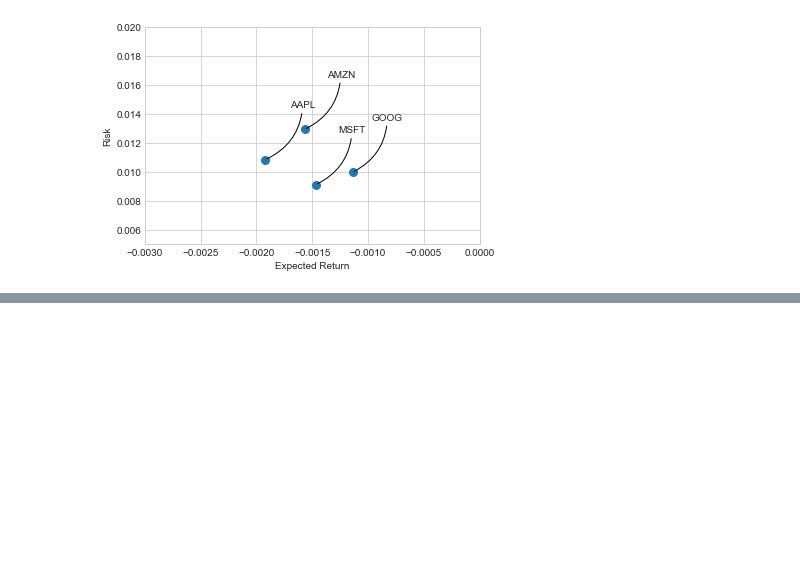
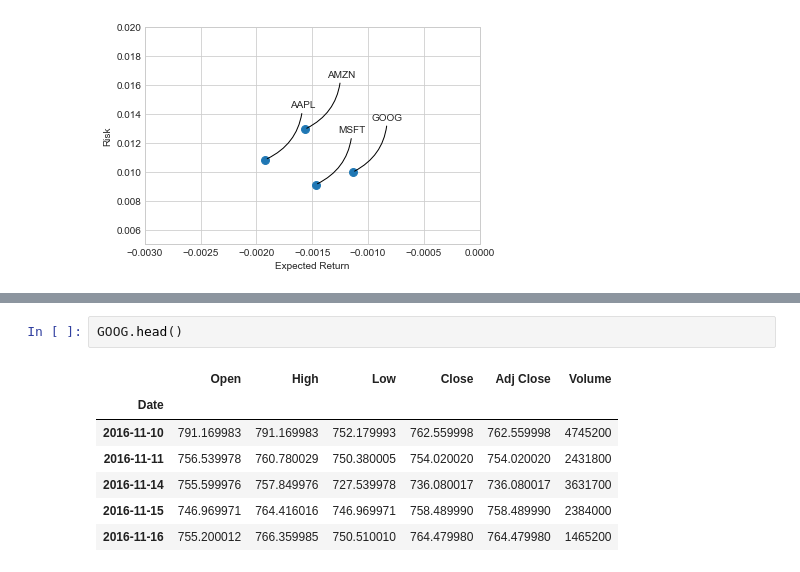
Before and after one commit to anan44/stock_market_analysis, a Jupyter notebook: Stock Market Analysis.ipynb, the cells around one changed output, grey strips where cells are left out. Drawn from its saved outputs; the diff is of its cells as text; blank space fills up the shorter version.

```diff
--- a/Stock Market Analysis.ipynb
+++ b/Stock Market Analysis.ipynb
@@ -202,0 +238,10 @@ for label, x, y in zip(rets.columns, rets.mean(), rets.std()):
+# %%
+GOOG.head()
+# %% [output]
+|  | Open | High | Low | Close | Adj Close | Volume |
+| Date |  |  |  |  |  |  |
+| 2016-11-10 | 791.169983 | 791.169983 | 752.179993 | 762.559998 | 762.559998 | 4745200 |
+| 2016-11-11 | 756.539978 | 760.780029 | 750.380005 | 754.020020 | 754.020020 | 2431800 |
+| 2016-11-14 | 755.599976 | 757.849976 | 727.539978 | 736.080017 | 736.080017 | 3631700 |
+| 2016-11-15 | 746.969971 | 764.416016 | 746.969971 | 758.489990 | 758.489990 | 2384000 |
+| 2016-11-16 | 755.200012 | 766.359985 | 750.510010 | 764.479980 | 764.479980 | 1465200 |
```
Also changed, not shown: parts of 7 cells of this notebook.
